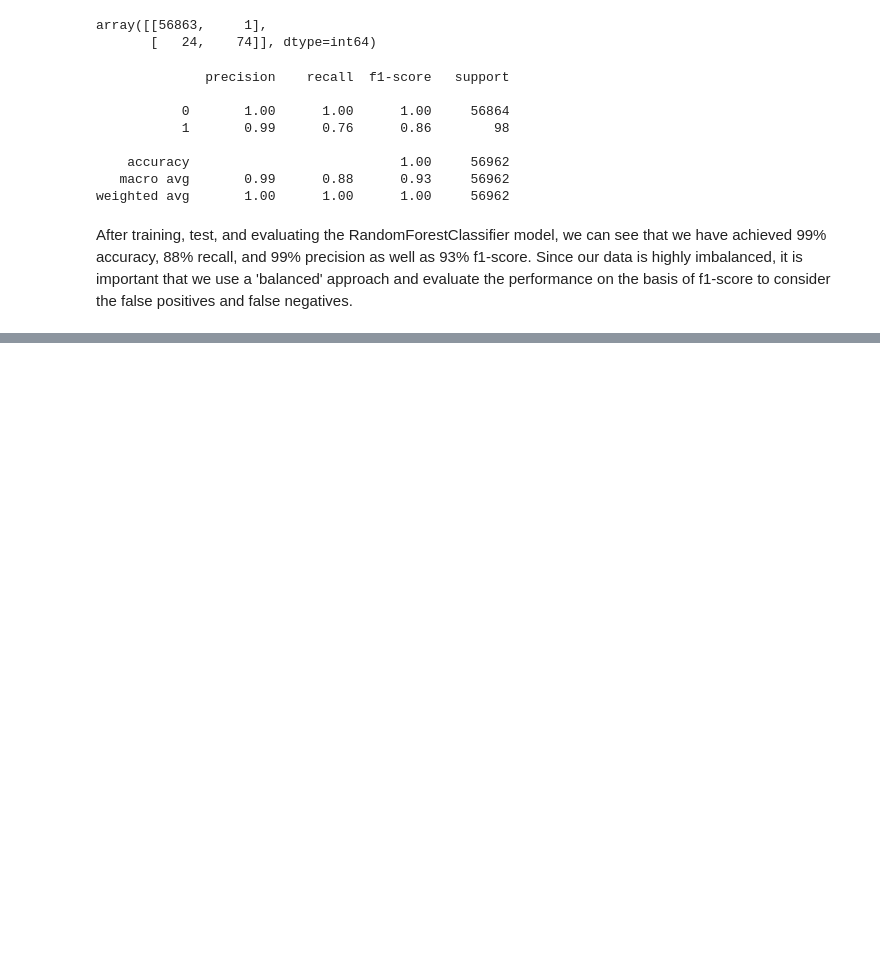
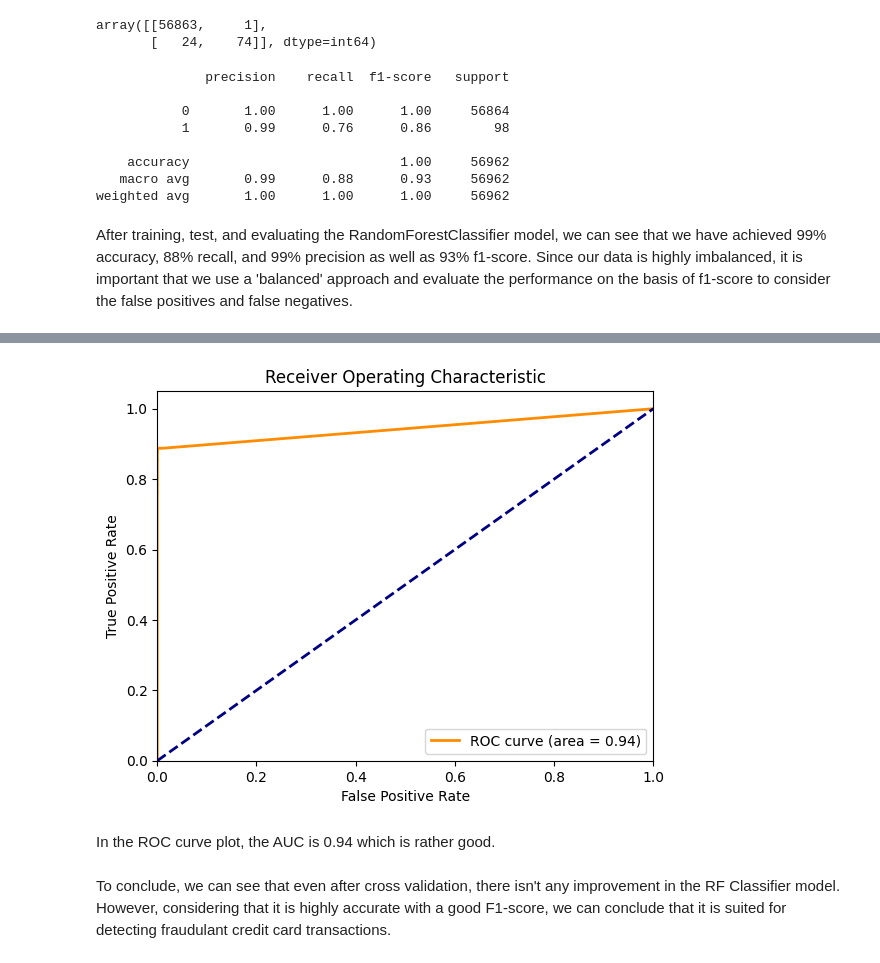
Before and after one commit to ankitajaswal/CODSOFT, a Jupyter notebook: Task 3/Testbench3.ipynb, the cells around one changed output, grey strips where cells are left out. Cells and saved outputs as stored; diff of their text form; code cells hidden in the pictures; blank space fills up the shorter version.

```diff
--- a/Task 3/Testbench3.ipynb
+++ b/Task 3/Testbench3.ipynb
@@ -121,0 +229,23 @@ After training, test, and evaluating the RandomForestClassifier model, we can se
+# %%
+from sklearn.metrics import roc_curve, auc
+
+# Compute ROC curve and ROC area for each class
+fpr, tpr, _ = roc_curve(y_test, y_scores) # y_scores are the probabilities of the positive class
+roc_auc = auc(fpr, tpr)
+
+plt.figure()
+plt.plot(fpr, tpr, color='darkorange', lw=2, label='ROC curve (area = %0.2f)' % roc_auc)
+plt.plot([0, 1], [0, 1], color='navy', lw=2, linestyle='--')
+plt.xlim([0.0, 1.0])
+plt.ylim([0.0, 1.05])
+plt.xlabel('False Positive Rate')
+plt.ylabel('True Positive Rate')
+plt.title('Receiver Operating Characteristic')
+plt.legend(loc="lower right")
+plt.show()
+# %% [output]
+[figure, added]
+# %% [markdown]
+In the ROC curve plot, the AUC is 0.94 which is rather good.
+# %% [markdown]
+To conclude, we can see that even after cross validation, there isn't any improvement in the RF Classifier model. However, considering that it is highly accurate with a good F1-score, we can conclude that it is suited for detecting fraudulant credit card transactions.
```
Also changed, not shown: parts of 13 cells of this notebook, 3 other files.
